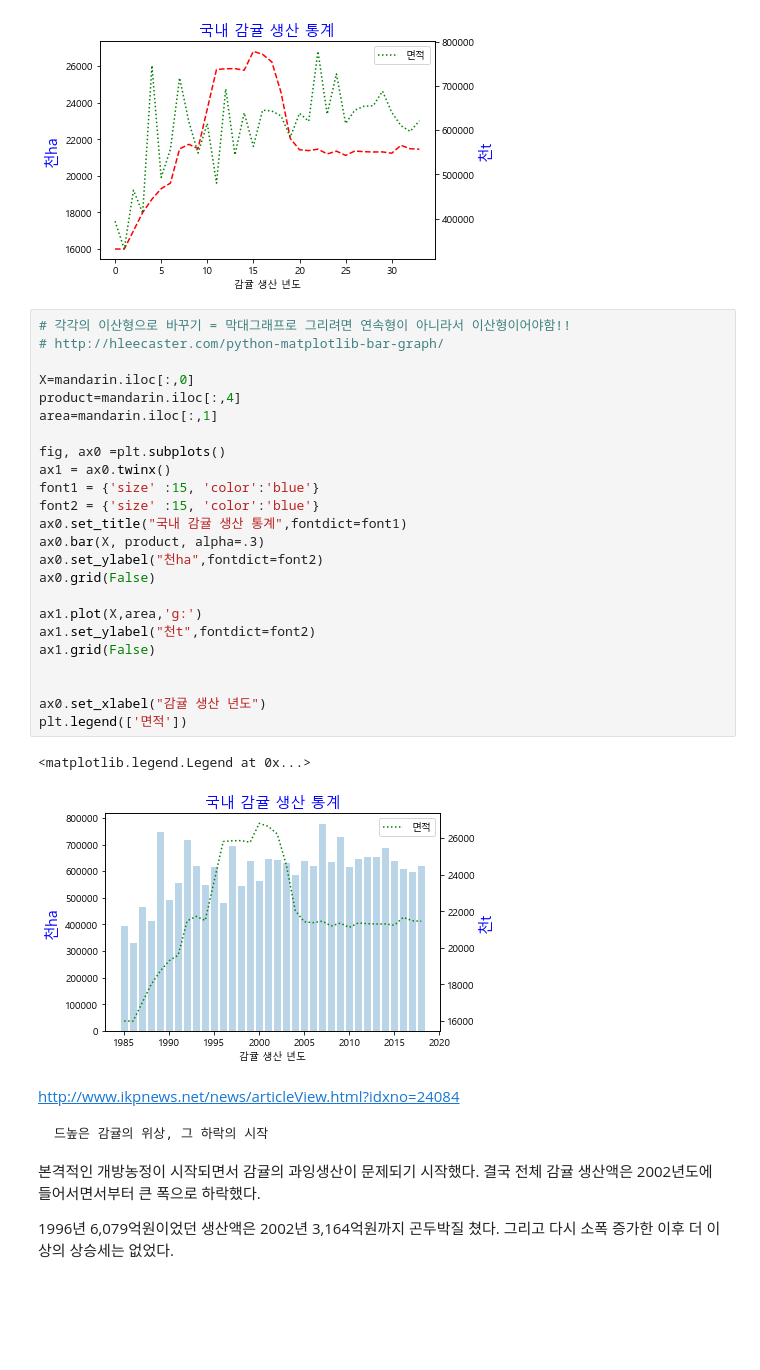
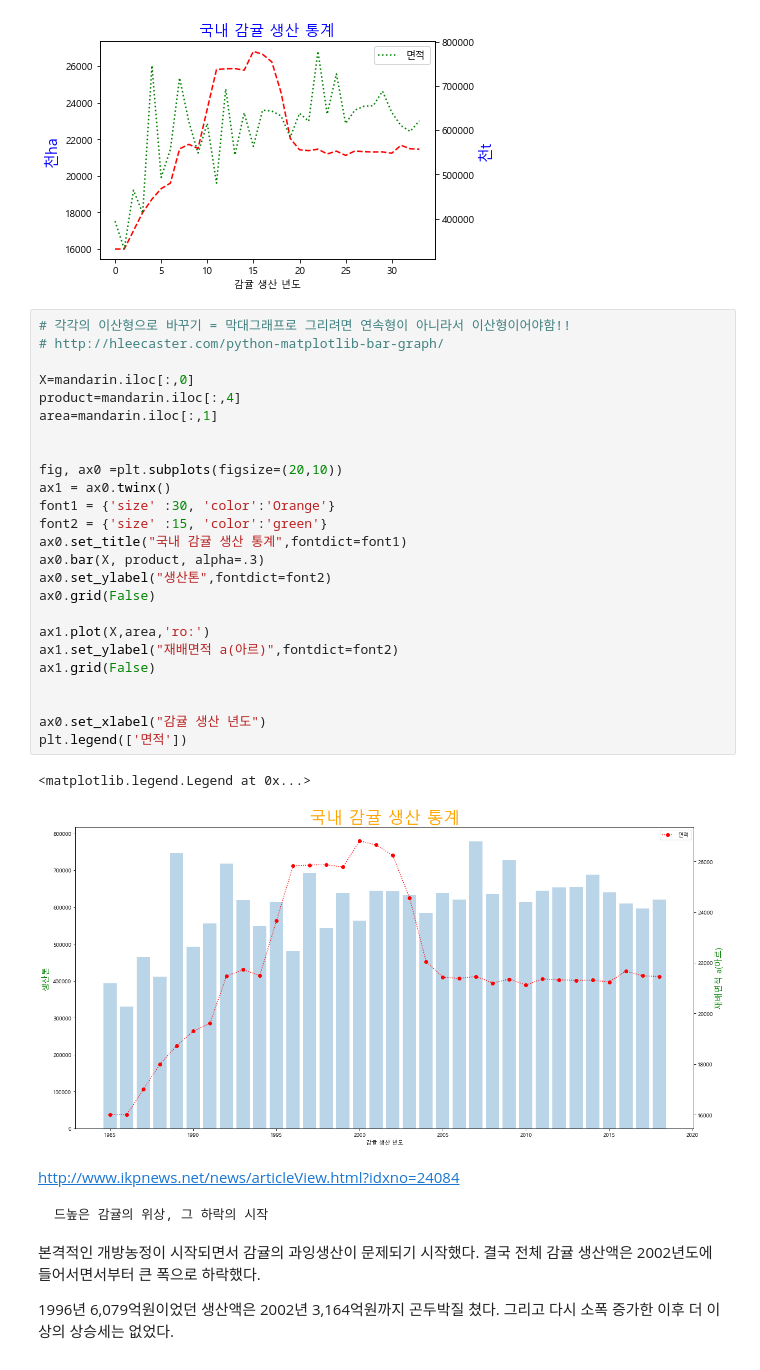
Before and after one commit to Joonyeong97/Python_study, a Jupyter notebook: Python/script/1_project/1조/시각화.ipynb, the cells around one changed output. Saved outputs shown, nothing was run; the diff lists cells and outputs as text; blank space fills up the shorter version.

```diff
--- a/Python/script/1_project/시각화.ipynb
+++ b/Python/script/1_project/1조/시각화.ipynb
@@ -155,30 +155,31 @@ plt.legend(['면적'])
 # %%
 # 각각의 이산형으로 바꾸기 = 막대그래프로 그리려면 연속형이 아니라서 이산형이어야함!!
 # http://hleecaster.com/python-matplotlib-bar-graph/
 
 X=mandarin.iloc[:,0]
 product=mandarin.iloc[:,4]
 area=mandarin.iloc[:,1]
 
-fig, ax0 =plt.subplots()
+
+fig, ax0 =plt.subplots(figsize=(20,10))
 ax1 = ax0.twinx()
-font1 = {'size' :15, 'color':'blue'}
-font2 = {'size' :15, 'color':'blue'}
+font1 = {'size' :30, 'color':'Orange'}
+font2 = {'size' :15, 'color':'green'}
 ax0.set_title("국내 감귤 생산 통계",fontdict=font1)
 ax0.bar(X, product, alpha=.3)
-ax0.set_ylabel("천ha",fontdict=font2)
+ax0.set_ylabel("생산톤",fontdict=font2)
 ax0.grid(False)
 
-ax1.plot(X,area,'g:')
-ax1.set_ylabel("천t",fontdict=font2)
+ax1.plot(X,area,'ro:')
+ax1.set_ylabel("재배면적 a(아르)",fontdict=font2)
 ax1.grid(False)
 
 
 ax0.set_xlabel("감귤 생산 년도")
 plt.legend(['면적'])
 # %% [output]
 <matplotlib.legend.Legend at 0x...>
-[figure, old version]
+[figure, new version]
 # %% [markdown]
 http://www.ikpnews.net/news/articleView.html?idxno=24084
 
```
Also changed, not shown: parts of 1 cell of this notebook, 11 other files.
